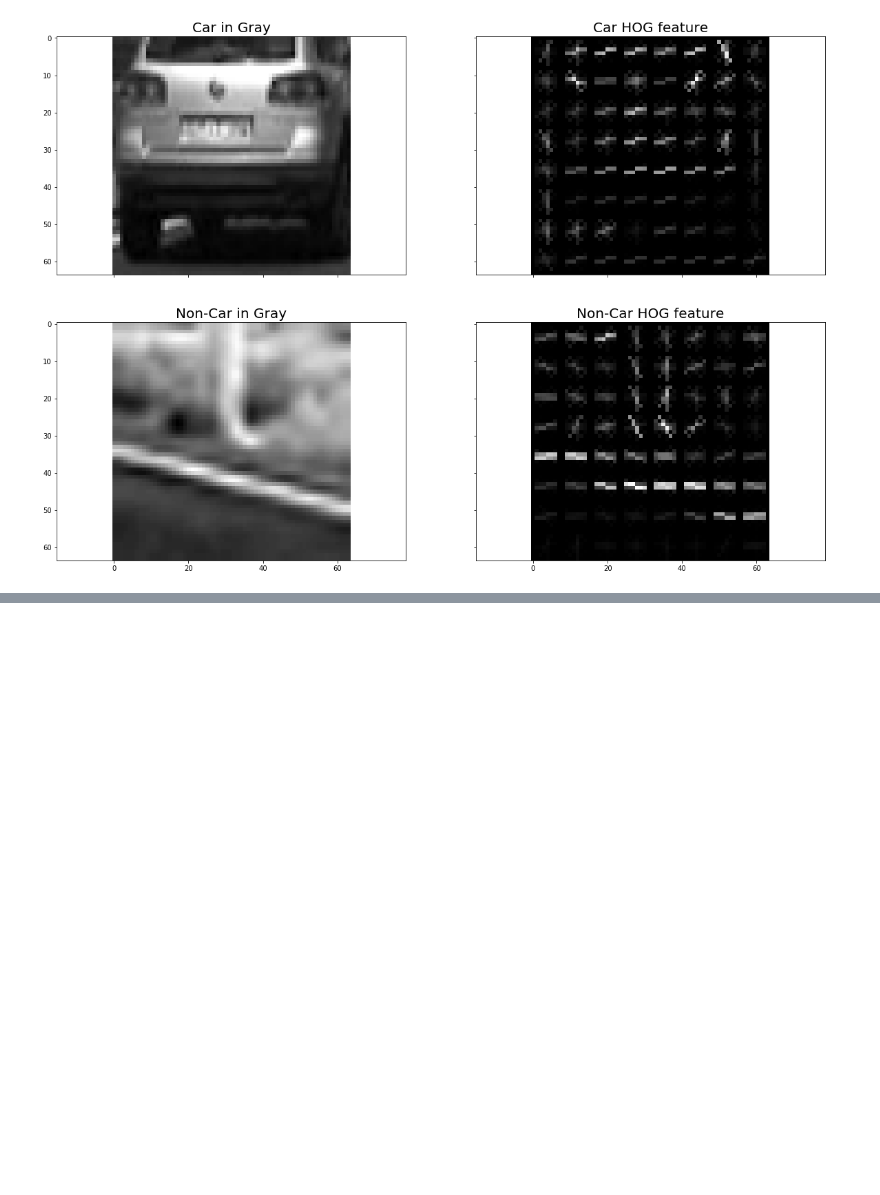
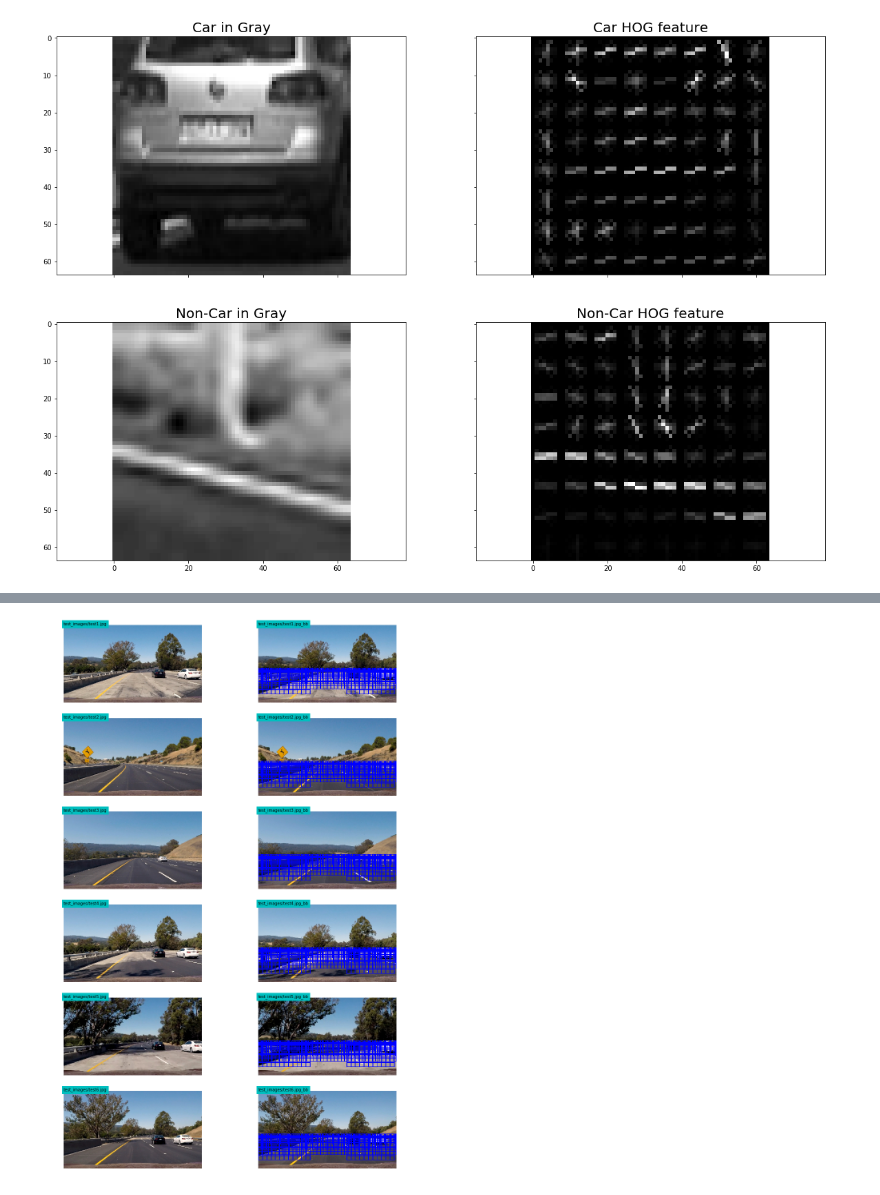
Before and after one commit to minh84/udacity_carnd, a Jupyter notebook: CarND-P5-Vehicle-Detection/vehicle_detection_pipeline.ipynb, the cells around one changed output, grey strips where cells are left out. Drawn from its saved outputs; the diff is of its cells as text; code cells hidden in the pictures; blank space fills up the shorter version.

```diff
--- a/CarND-P5-Vehicle-Detection/vehicle_detection_pipeline.ipynb
+++ b/CarND-P5-Vehicle-Detection/vehicle_detection_pipeline.ipynb
@@ -202,0 +289,32 @@ def img_features(img, cspace='RGB', spatial_size=(32,32), hist_bin=32, hist_rang
+# %%
+def ms_slide_window(img_shape,
+                    scales = [64, 96, 128, 160, 160],
+                    x_start_stops = [[None, None],  [None, None], [None, None], [0,    500],  [820, 1280]],
+                    y_start_stops = [[400, 500]  , [400,  550],  [400,  600],  [400,  650],  [400,  650]],
+                    xy_overlaps   = [0.75, 0.75, 0.75, 0.75, 0.75]):
+    bboxes = []
+    colors = []
+    for i, scale in enumerate(scales):
+        boxes = slide_window(img_shape,
+                             x_start_stop=x_start_stops[i],
+                             y_start_stop=y_start_stops[i],
+                             xy_window=(scale, scale),
+                             xy_overlap=(xy_overlaps[i], xy_overlaps[i]))
+        bboxes += boxes
+        colors += [i]*len(boxes)
+    return bboxes, colors
+
+def visualize_ms(imgfiles, img_shape, figsize=(16, 25)):
+    bboxes, _ = ms_slide_window(test_img.shape)
+    imgs = []
+    labels = []
+    for img_fn in imgfiles:
+        img = mpimg.imread(img_fn)
+        img_bb = draw_boxes(img, bboxes)
+        imgs += [img, img_bb]
+        labels += [img_fn, '{}_bb'.format(img_fn)]
+    grid_view(imgs, labels, ncols=2, nrows=len(imgs)//2, figsize=figsize)
+# %%
+visualize_ms(list_imgs(['test_images'], 'jpg'), test_img.shape)
+# %% [output]
+[figure, added]
```
Also changed, not shown: parts of 36 cells of this notebook, 2 other files.
